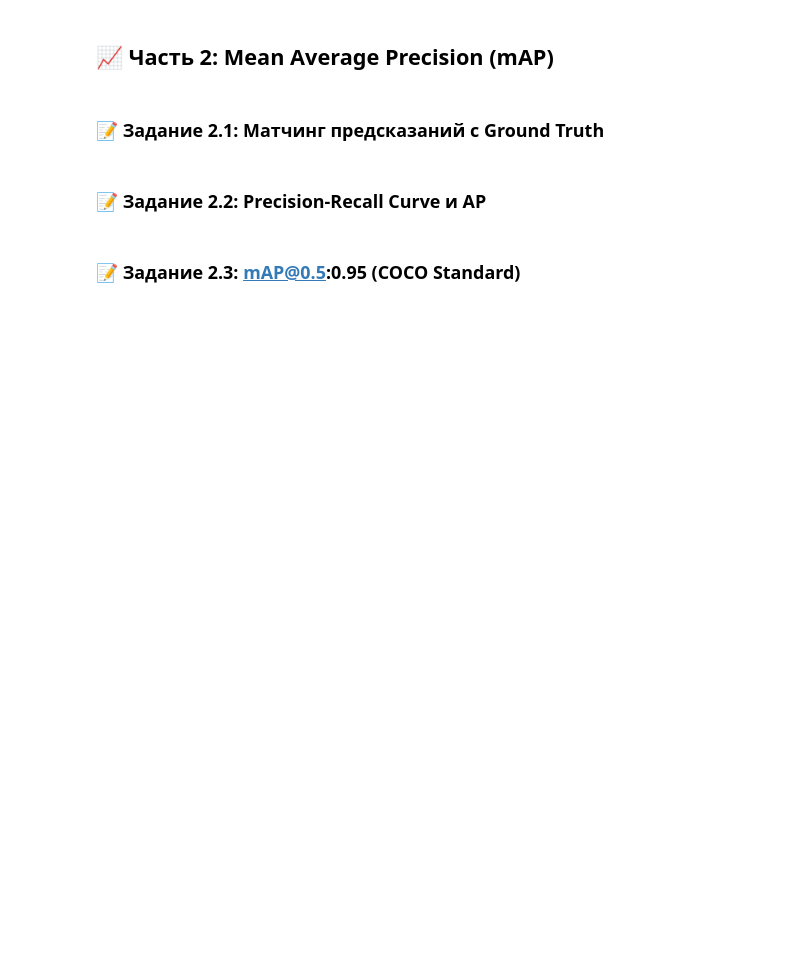
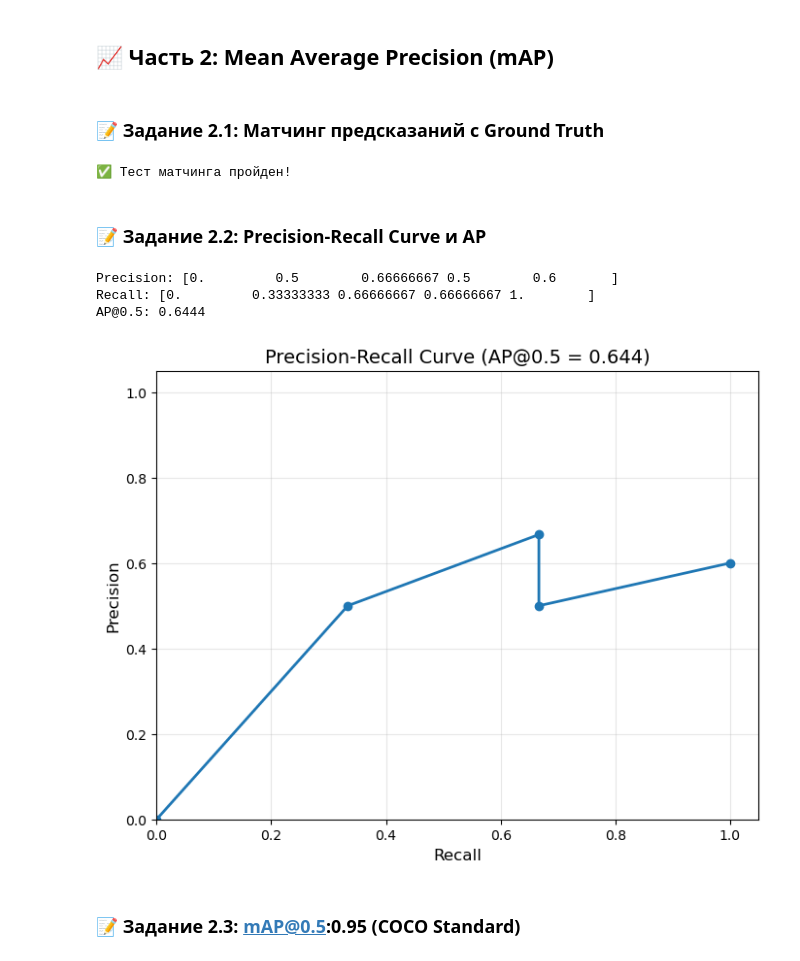
Before and after one commit to StriderOne/cv_course_2026, a Jupyter notebook: seminars/seminar_detection.ipynb, the cells around one changed output. Cells and saved outputs as stored; diff of their text form; code cells hidden in the pictures; blank space fills up the shorter version.

```diff
--- a/seminars/seminar_detection.ipynb
+++ b/seminars/seminar_detection.ipynb
@@ -212,7 +249,27 @@ def match_predictions(gt_boxes, pred_boxes, pred_scores, iou_threshold=0.5):
     #    c. Иначе → FP
     # 3. Верните tp_fp и scores в отсортированном порядке
 
-    pass
+    order = np.argsort(pred_scores)[::-1]
+    sorted_scores = pred_scores[order]
+
+    for pred_pos, pred_idx in enumerate(order):
+        best_iou = 0
+        best_gt_idx = -1
+
+        for gt_idx in range(n_gt):
+            if gt_matched[gt_idx]:
+                continue
+
+            iou = calculate_iou(pred_boxes[pred_idx], gt_boxes[gt_idx])
+            if iou > best_iou:
+                best_iou = iou
+                best_gt_idx = gt_idx
+
+        if best_iou >= iou_threshold and best_gt_idx != -1:
+            tp_fp[pred_pos] = 1
+            gt_matched[best_gt_idx] = 1
+
+    return tp_fp, sorted_scores
 
 
 # 🔍 Тест матчинга (синтетические данные)
@@ -246,7 +303,9 @@ def test_matching():
     return gt, pred, tp_fp, scores
 
 # Раскомментируйте для проверки:
-# gt, pred, tp_fp, scores = test_matching()
+gt, pred, tp_fp, scores = test_matching()
+# %% [output]
+✅ Тест матчинга пройден!
 # %% [markdown]
 ### 📝 Задание 2.2: Precision-Recall Curve и AP
 # %%
@@ -266,7 +325,14 @@ def calculate_precision_recall(tp_fp, n_gt_total):
     # Recall = cum_tp / n_gt_total
     # Обработайте деление на 0 (добавьте маленький эпсилон или проверьте знаменатель)
 
-    pass
+    precision = cum_tp / (cum_tp + cum_fp)
+
+    if n_gt_total == 0:
+        recall = np.zeros(n_pred)
+    else:
+        recall = cum_tp / n_gt_total
+
+    return precision, recall
 
 
 def calculate_ap_coco(precision, recall):
@@ -292,34 +358,39 @@ def calculate_ap_coco(precision, recall):
     return ap
 
 
 # 🔍 Тест PR-кривой и AP
 def test_pr_curve():
     # Используем данные из предыдущего теста: 3 GT, tp_fp = [0,1,1,0,1] после сортировки
     tp_fp = np.array([0, 1, 1, 0, 1])  # Уже отсортировано по убыванию confidence
     n_gt = 3
 
     prec, rec = calculate_precision_recall(tp_fp, n_gt)
     ap = calculate_ap_coco(prec, rec)
 
     print(f"Precision: {prec}")
     print(f"Recall: {rec}")
     print(f"AP@0.5: {ap:.4f}")
 
     # Визуализация
     plt.figure(figsize=(8, 6))
     plt.plot(rec, prec, marker='o', linewidth=2, markersize=6)
     plt.xlabel('Recall', fontsize=12)
     plt.ylabel('Precision', fontsize=12)
     plt.title(f'Precision-Recall Curve (AP@0.5 = {ap:.3f})', fontsize=14)
     plt.grid(True, alpha=0.3)
     plt.xlim([0, 1.05])
     plt.ylim([0, 1.05])
     plt.show()
 
     return ap
 
 # Раскомментируйте для проверки:
-# ap_val = test_pr_curve()
+ap_val = test_pr_curve()
+# %% [output]
+Precision: [0.         0.5        0.66666667 0.5        0.6       ]
+Recall: [0.         0.33333333 0.66666667 0.66666667 1.        ]
+AP@0.5: 0.6444
+[figure, added]
 # %% [markdown]
 ### 📝 Задание 2.3: mAP@0.5:0.95 (COCO Standard)
 # %%
```
Also changed, not shown: parts of 18 cells of this notebook.
